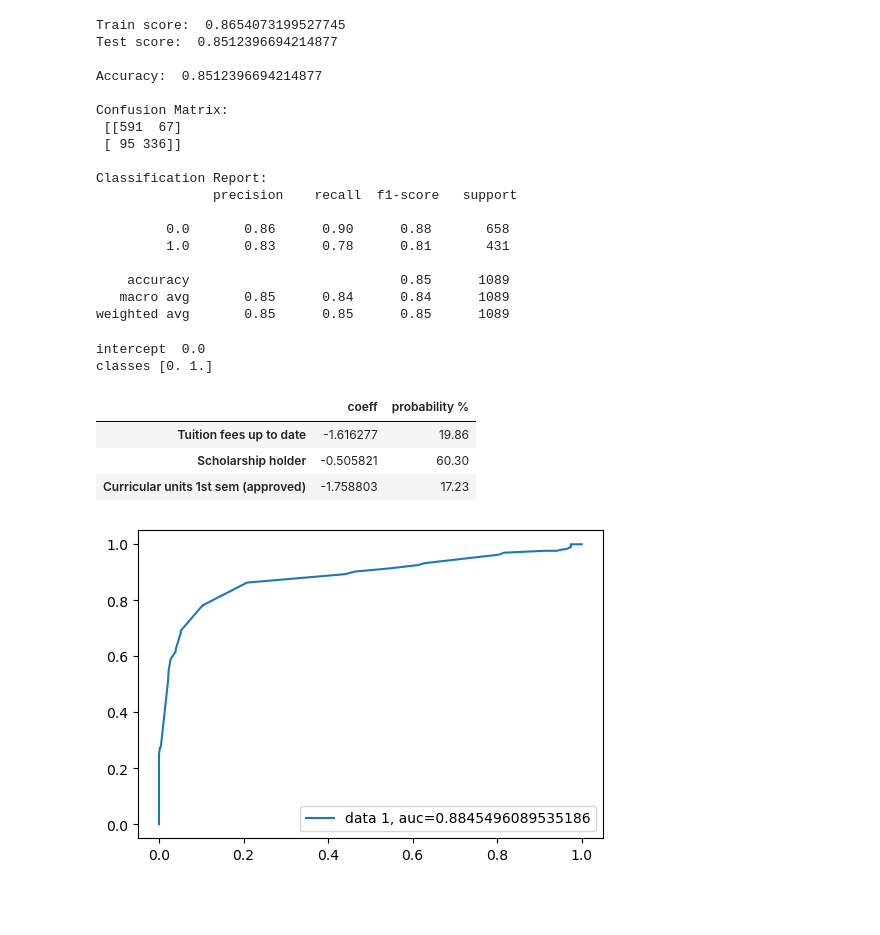
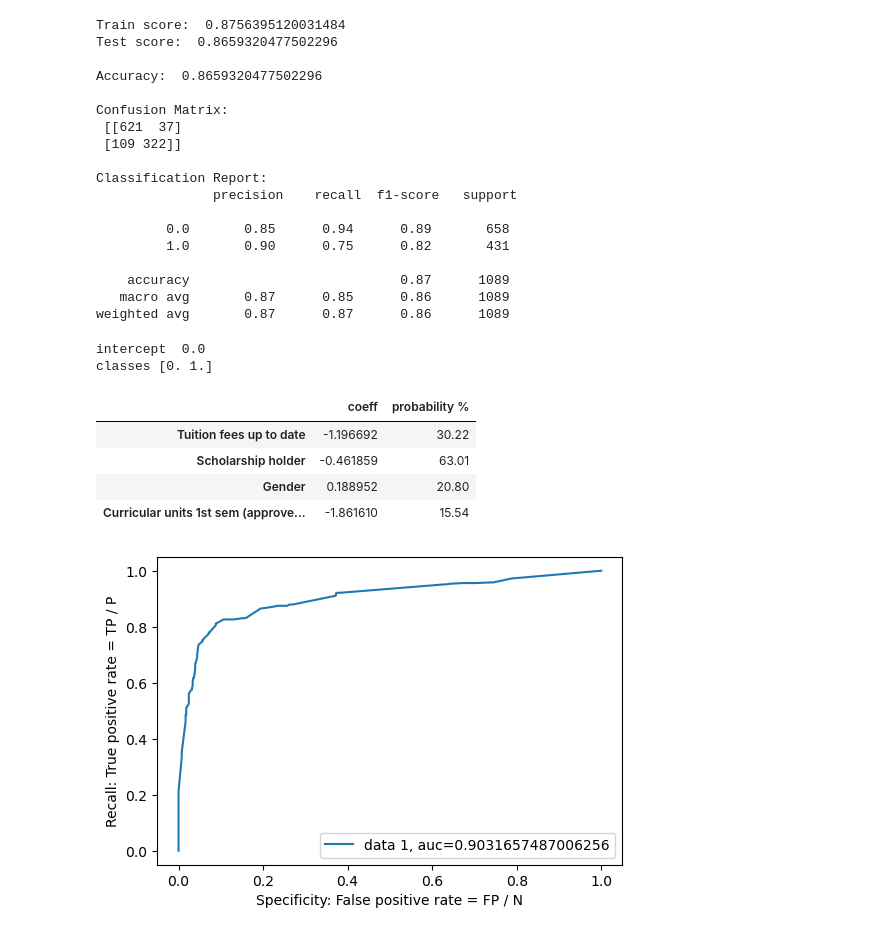
Before and after one commit to KatiaAlbito/university_dropout, a Jupyter notebook: dropout_model.ipynb, the cells around one changed output. Saved outputs shown, nothing was run; the diff lists cells and outputs as text; code cells hidden in the pictures; blank space fills up the shorter version.

```diff
--- a/dropout_model.ipynb
+++ b/dropout_model.ipynb
@@ -17,6 +17,6 @@ df.head(3)
 # %%
 # Split the data into training and testing sets
-X_train, X_test, y_train, y_test = train_test_split(df[['Tuition fees up to date','Scholarship holder','Curricular units 1st sem (approved)']],
+X_train, X_test, y_train, y_test = train_test_split(df[['Tuition fees up to date','Scholarship holder','Gender','Curricular units 1st sem (approved/enrolled)']],
                                                     df['Target'],
                                                     test_size=0.3,
                                                     random_state=13)
@@ -26,12 +26,12 @@ X_train_scaled = scaler.fit_transform(X_train)
 X_test_scaled = scaler.transform(X_test)
 
 # Scaled data from array to dataframe
-X_train_scaled = pd.DataFrame(X_train_scaled, columns=['Tuition fees up to date','Scholarship holder','Curricular units 1st sem (approved)'])
-X_test_scaled = pd.DataFrame(X_test_scaled, columns=['Tuition fees up to date','Scholarship holder','Curricular units 1st sem (approved)'])
+X_train_scaled = pd.DataFrame(X_train_scaled, columns=['Tuition fees up to date','Scholarship holder','Gender','Curricular units 1st sem (approved/enrolled)'])
+X_test_scaled = pd.DataFrame(X_test_scaled, columns=['Tuition fees up to date','Scholarship holder','Gender','Curricular units 1st sem (approved/enrolled)'])
 
 # Create a logistic regression model (no incercept)
 logistic_reg_model = LogisticRegression(random_state=13,
-                                        # C=6,
+                                        # C=10**5,
                                         fit_intercept=False)
 
 # Train the model
@@ -62,21 +62,21 @@ print('Accuracy: ', accuracy, '\n')
 print('Confusion Matrix:\n', conf_matrix, '\n')
 print('Classification Report:\n', classification_rep, '\n')
 # %% [output]
-Train score:  0.8654073199527745
-Test score:  0.8512396694214877
+Train score:  0.8756395120031484
+Test score:  0.8659320477502296
 
-Accuracy:  0.8512396694214877
+Accuracy:  0.8659320477502296
 
 Confusion Matrix:
- [[591  67]
- [ 95 336]]
+ [[621  37]
+ [109 322]]
 
 Classification Report:
                precision    recall  f1-score   support
 
-         0.0       0.86      0.90      0.88       658
-         1.0       0.83      0.78      0.81       431
+         0.0       0.85      0.94      0.89       658
+         1.0       0.90      0.75      0.82       431
 
-    accuracy                           0.85      1089
-   macro avg       0.85      0.84      0.84      1089
-weighted avg       0.85      0.85      0.85      1089
+    accuracy                           0.87      1089
+   macro avg       0.87      0.85      0.86      1089
+weighted avg       0.87      0.87      0.86      1089
@@ -85,7 +104,7 @@ print('intercept ', logistic_reg_model.intercept_[0])
 print('classes', logistic_reg_model.classes_)
 coef_df = pd.DataFrame({'coeff': logistic_reg_model.coef_[0]},
              index=X_train_scaled.columns)
-coef_df['probability %'] = np.round(100* np.exp(coef_df['coeff']),2)
+coef_df['probability %'] =  coef_df['coeff'].apply(lambda x: np.round(100* np.exp(x),2) if x<0 else np.round(100* (np.exp(x)-1),2))
 
 coef_df
 
@@ -99,20 +118,24 @@ coef_df
 intercept  0.0
 classes [0. 1.]
 |  | coeff | probability % |
-| Tuition fees up to date | -1.616277 | 19.86 |
-| Scholarship holder | -0.505821 | 60.30 |
-| Curricular units 1st sem (approved) | -1.758803 | 17.23 |
+| Tuition fees up to date | -1.196692 | 30.22 |
+| Scholarship holder | -0.461859 | 63.01 |
+| Gender | 0.188952 | 20.80 |
+| Curricular units 1st sem (approve... | -1.861610 | 15.54 |
 # %%
 # Receiver Operating Characteristic(ROC) curve is a plot of the true positive rate against the false positive rate.
 # It shows the tradeoff between sensitivity and specificity.
+# The ROC curve plots recall (sensitivity) on the y-axis against specificity on the x-axis
 y_pred_probability = logistic_reg_model.predict_proba(X_test_scaled)[::,1]
 fpr, tpr, _ = roc_curve(y_test,  y_pred_probability)
 auc = roc_auc_score(y_test, y_pred_probability)
 
 fig = plt.figure(figsize = (6,4))
 
 plt.plot(fpr,tpr,label="data 1, auc="+str(auc))
+plt.ylabel('Recall: True positive rate = TP / P')
+plt.xlabel('Specificity: False positive rate = FP / N')
 plt.legend(loc=4)
 plt.show()
 # %% [output]
-[figure, old version]
+[figure, new version]
```
Also changed, not shown: parts of 3 cells of this notebook.
